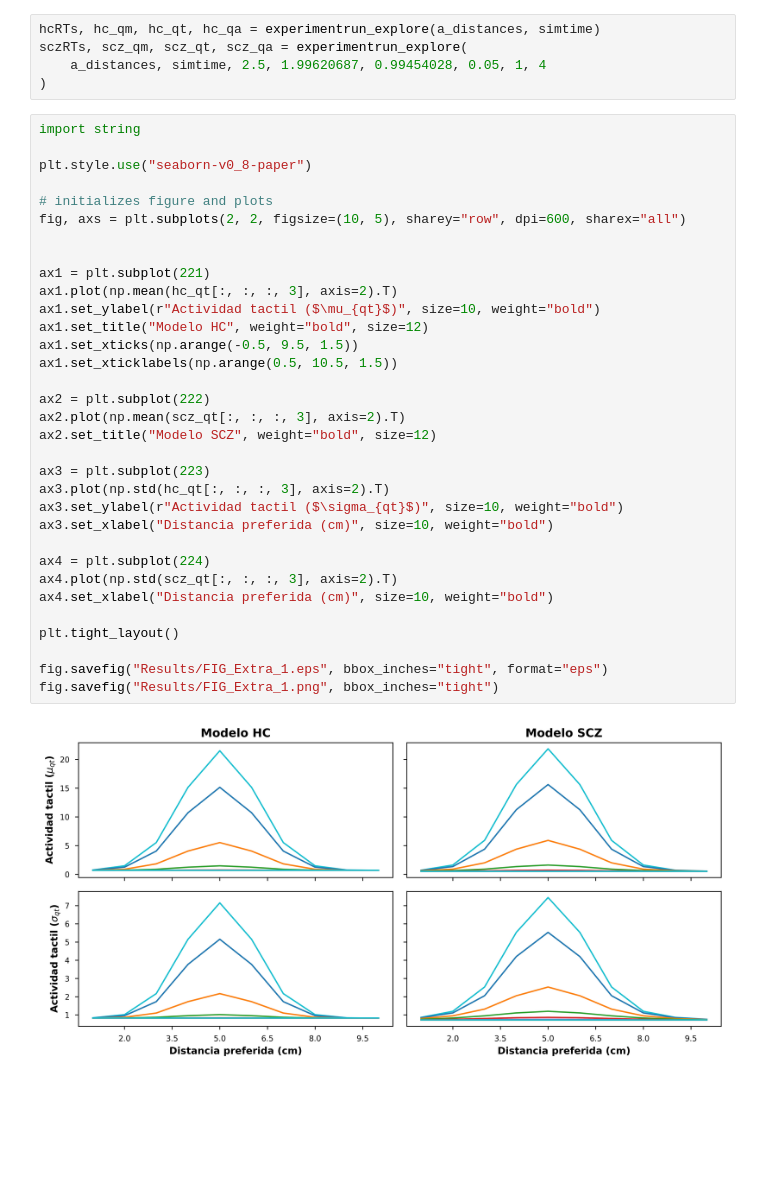
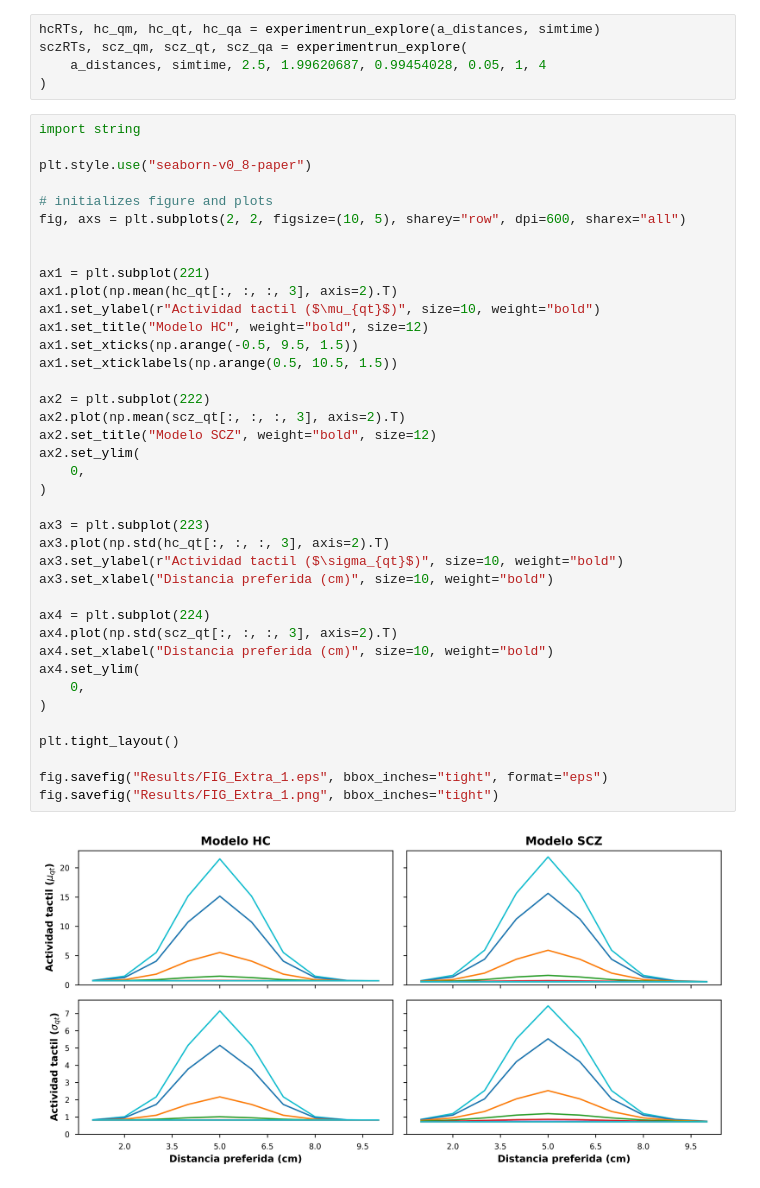
Before and after one commit to renatoparedes/SCZ_PPS_Model, a Jupyter notebook: Activity.ipynb, the cells around one changed output. Cells and saved outputs as stored; diff of their text form; blank space fills up the shorter version.

```diff
--- a/Activity.ipynb
+++ b/Activity.ipynb
@@ -135,34 +135,40 @@ plt.style.use("seaborn-v0_8-paper")
 
 # initializes figure and plots
 fig, axs = plt.subplots(2, 2, figsize=(10, 5), sharey="row", dpi=600, sharex="all")
 
 
 ax1 = plt.subplot(221)
 ax1.plot(np.mean(hc_qt[:, :, :, 3], axis=2).T)
 ax1.set_ylabel(r"Actividad tactil ($\mu_{qt}$)", size=10, weight="bold")
 ax1.set_title("Modelo HC", weight="bold", size=12)
 ax1.set_xticks(np.arange(-0.5, 9.5, 1.5))
 ax1.set_xticklabels(np.arange(0.5, 10.5, 1.5))
 
 ax2 = plt.subplot(222)
 ax2.plot(np.mean(scz_qt[:, :, :, 3], axis=2).T)
 ax2.set_title("Modelo SCZ", weight="bold", size=12)
+ax2.set_ylim(
+    0,
+)
 
 ax3 = plt.subplot(223)
 ax3.plot(np.std(hc_qt[:, :, :, 3], axis=2).T)
 ax3.set_ylabel(r"Actividad tactil ($\sigma_{qt}$)", size=10, weight="bold")
 ax3.set_xlabel("Distancia preferida (cm)", size=10, weight="bold")
 
 ax4 = plt.subplot(224)
 ax4.plot(np.std(scz_qt[:, :, :, 3], axis=2).T)
 ax4.set_xlabel("Distancia preferida (cm)", size=10, weight="bold")
+ax4.set_ylim(
+    0,
+)
 
 plt.tight_layout()
 
 fig.savefig("Results/FIG_Extra_1.eps", bbox_inches="tight", format="eps")
 fig.savefig("Results/FIG_Extra_1.png", bbox_inches="tight")
 # %% [output]
-[figure, old version]
+[figure, new version]
 # %%
 plt.style.use("seaborn-v0_8-paper")
 
```
Also changed, not shown: parts of 1 cell of this notebook, 4 other files.
